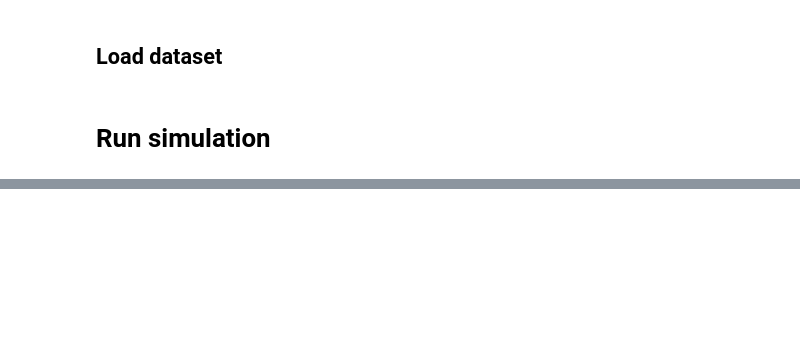
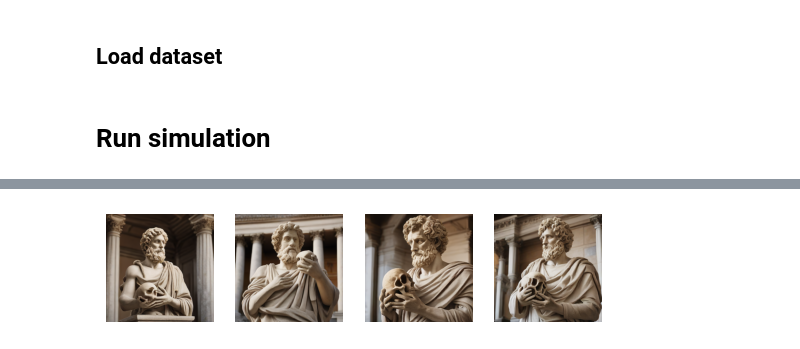
Before and after one commit to jackellishsieh/ttt-diffusion-adaptation, a Jupyter notebook: pipeline-v1.ipynb, the cells around one changed output, grey strips where cells are left out. Saved outputs shown, nothing was run; the diff lists cells and outputs as text; code cells hidden in the pictures; blank space fills up the shorter version.

```diff
--- a/pipeline-v1.ipynb
+++ b/pipeline-v1.ipynb
@@ -26,7 +26,7 @@ import shutil
 OUTPUT_DIR = Path("outputs")
 
 # Experiment parameters
-NUM_PROMPTS = 30
+NUM_PROMPTS = 1
 NUM_TRIALS = 1
 ROUNDS = 4        # r
 BATCH_SIZE = 4    # B
@@ -46,14 +46,8 @@ The autoreload extension is already loaded. To reload it, use:
 # %% [markdown]
 ## Load diffusion model
 # %%
-import torch
-from diffusers import StableDiffusion3Pipeline
+from diffusers import AutoPipelineForText2Image
 
-pipe = StableDiffusion3Pipeline.from_pretrained(
-    "stabilityai/stable-diffusion-3-medium-diffusers",
-    text_encoder_3=None,
-    tokenizer_3=None,
-    torch_dtype=torch.float16,
-    # device_map="balanced",
-)
-pipe.enable_sequential_cpu_offload()
+pipe = AutoPipelineForText2Image.from_pretrained("stabilityai/sdxl-turbo", torch_dtype=torch.float16, variant="fp16")
+torch.cuda.empty_cache()
+pipe.to("cuda")
@@ -258,0 +235,18 @@ pipe(
+# %%
+images = pipe(
+    prompt="greek or roman sculpture in marble of a philosopher holding a skull, in a museum background, hyperrealistic photograph in the style of bernini, golden hour",
+    num_images_per_prompt=4,
+    num_inference_steps=1,
+    guidance_scale=0.0,
+    width=512,
+    height=512,
+).images
+
+# display the images
+for i, image in enumerate(images):
+    plt.subplot(1, 4, i + 1)
+    plt.imshow(image)
+    plt.axis("off")
+plt.show()
+# %% [output]
+[figure, added]
```
Also changed, not shown: parts of 6 cells of this notebook.
